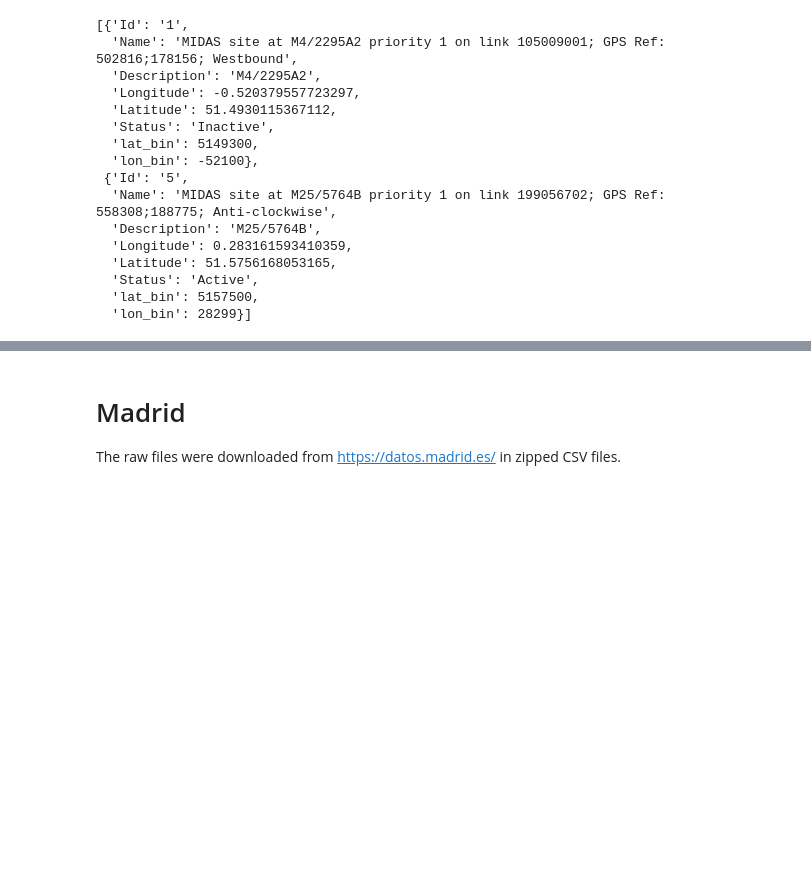
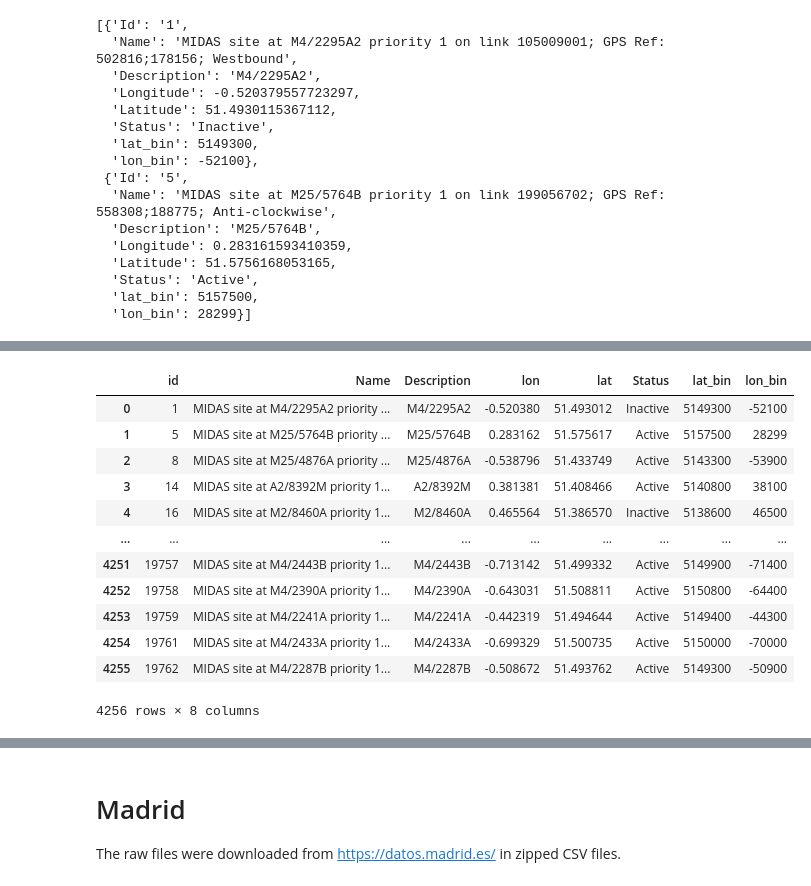
Before and after one commit to iarai/MeTS-10, a Jupyter notebook: analysis/val02_counters/counters01_prepare_data.ipynb, the cells around one changed output, grey strips where cells are left out. Cells and saved outputs as stored; diff of their text form; code cells hidden in the pictures; blank space fills up the shorter version.

```diff
--- a/analysis/val02_counters/counters01_prepare_data.ipynb
+++ b/analysis/val02_counters/counters01_prepare_data.ipynb
@@ -327,0 +380,19 @@ webtris_df.to_parquet(LONDON_PATH / 'speed' / 'webtris_london_201907-202001.parq
+# %%
+# Create a dataframe with all london locations (WEBTRIS and TIMS)
+webtris_df = pd.DataFrame.from_records(webtris_sites).rename(
+    columns={'Id': 'id', 'Latitude': 'lat', 'Longitude': 'lon'})
+webtris_df
+# %% [output]
+|  | id | Name | Description | lon | lat | Status | lat_bin | lon_bin |
+| 0 | 1 | MIDAS site at M4/2295A2 priority ... | M4/2295A2 | -0.520380 | 51.493012 | Inactive | 5149300 | -52100 |
+| 1 | 5 | MIDAS site at M25/5764B priority ... | M25/5764B | 0.283162 | 51.575617 | Active | 5157500 | 28299 |
+| 2 | 8 | MIDAS site at M25/4876A priority ... | M25/4876A | -0.538796 | 51.433749 | Active | 5143300 | -53900 |
+| 3 | 14 | MIDAS site at A2/8392M priority 1... | A2/8392M | 0.381381 | 51.408466 | Active | 5140800 | 38100 |
+| 4 | 16 | MIDAS site at M2/8460A priority 1... | M2/8460A | 0.465564 | 51.386570 | Inactive | 5138600 | 46500 |
+| ... | ... | ... | ... | ... | ... | ... | ... | ... |
+| 4251 | 19757 | MIDAS site at M4/2443B priority 1... | M4/2443B | -0.713142 | 51.499332 | Active | 5149900 | -71400 |
+| 4252 | 19758 | MIDAS site at M4/2390A priority 1... | M4/2390A | -0.643031 | 51.508811 | Active | 5150800 | -64400 |
+| 4253 | 19759 | MIDAS site at M4/2241A priority 1... | M4/2241A | -0.442319 | 51.494644 | Active | 5149400 | -44300 |
+| 4254 | 19761 | MIDAS site at M4/2433A priority 1... | M4/2433A | -0.699329 | 51.500735 | Active | 5150000 | -70000 |
+| 4255 | 19762 | MIDAS site at M4/2287B priority 1... | M4/2287B | -0.508672 | 51.493762 | Active | 5149300 | -50900 |
+4256 rows × 8 columns
```
Also changed, not shown: parts of 26 cells of this notebook, 2 other files.
